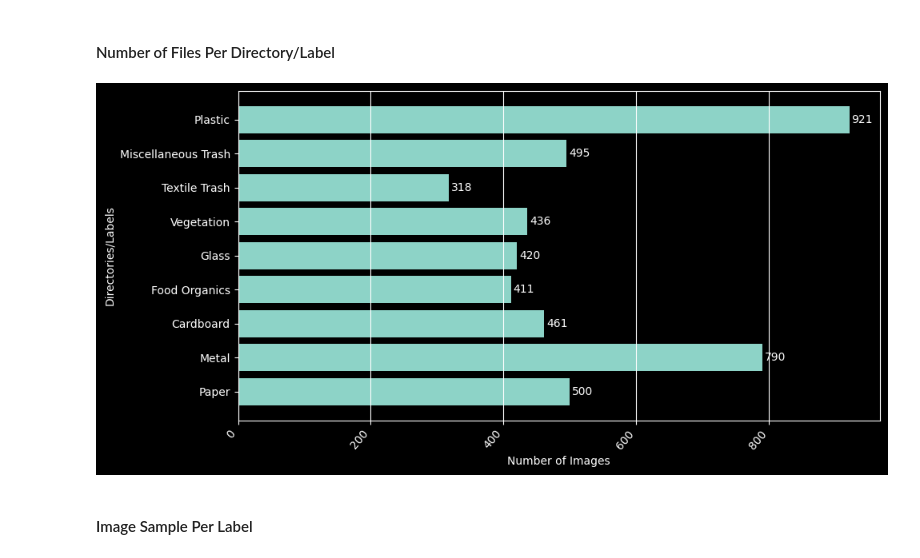
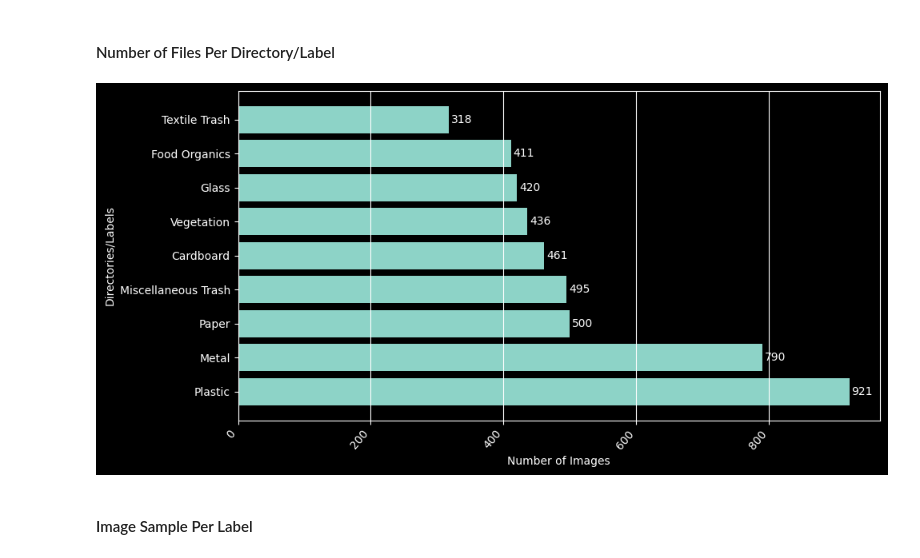
Before and after one commit to juliareinhart/waste-classification-ml, a Jupyter notebook: waste_classification.ipynb, the cells around one changed output. Cells and saved outputs as stored; diff of their text form; code cells hidden in the pictures.

```diff
--- a/waste_classification.ipynb
+++ b/waste_classification.ipynb
@@ -203,26 +228,28 @@ RealWaste
 # %%
 import matplotlib.pyplot as plt
 def display_directory_bar_graph(path: Path)->None:
     # Initialize directories with number of files
     dirs_map: dict[str, int] = {}
     for root, _, files in os.walk(path, onerror=print):
         root_path = Path(root)
         if root_path.name != path.name:
             dirs_map[root_path.name] = len(files)
+
+    dirs_map = dict(sorted(dirs_map.items(), key=lambda item: item[1], reverse=True))
     # Plot bar graph containing files per directory
     plt.figure(figsize=[10, 5])
     bars = plt.barh(dirs_map.keys(), dirs_map.values())
     plt.bar_label(bars, padding=2)
     plt.ylabel('Directories/Labels')
     plt.xlabel('Number of Images')
     plt.xticks(rotation=50, ha='right')
     plt.grid(axis='x')
     plt.tight_layout()
     plt.show()
 
 display_directory_bar_graph(real_waste_path)
 # %% [output]
-[figure, old version]
+[figure, new version]
 # %% [markdown]
 #### Image Sample Per Label
 # %%
```
Also changed, not shown: parts of 16 cells of this notebook.
